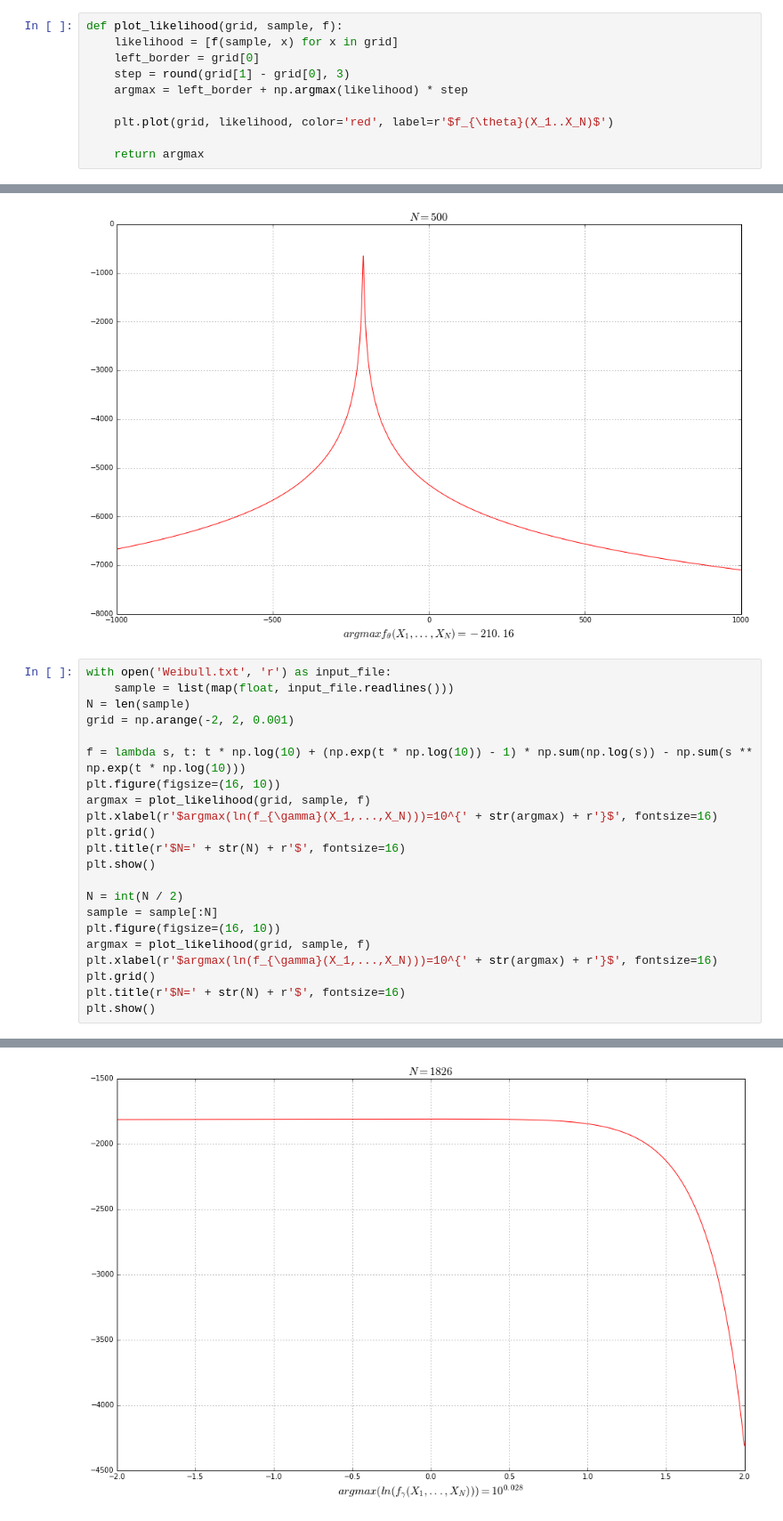
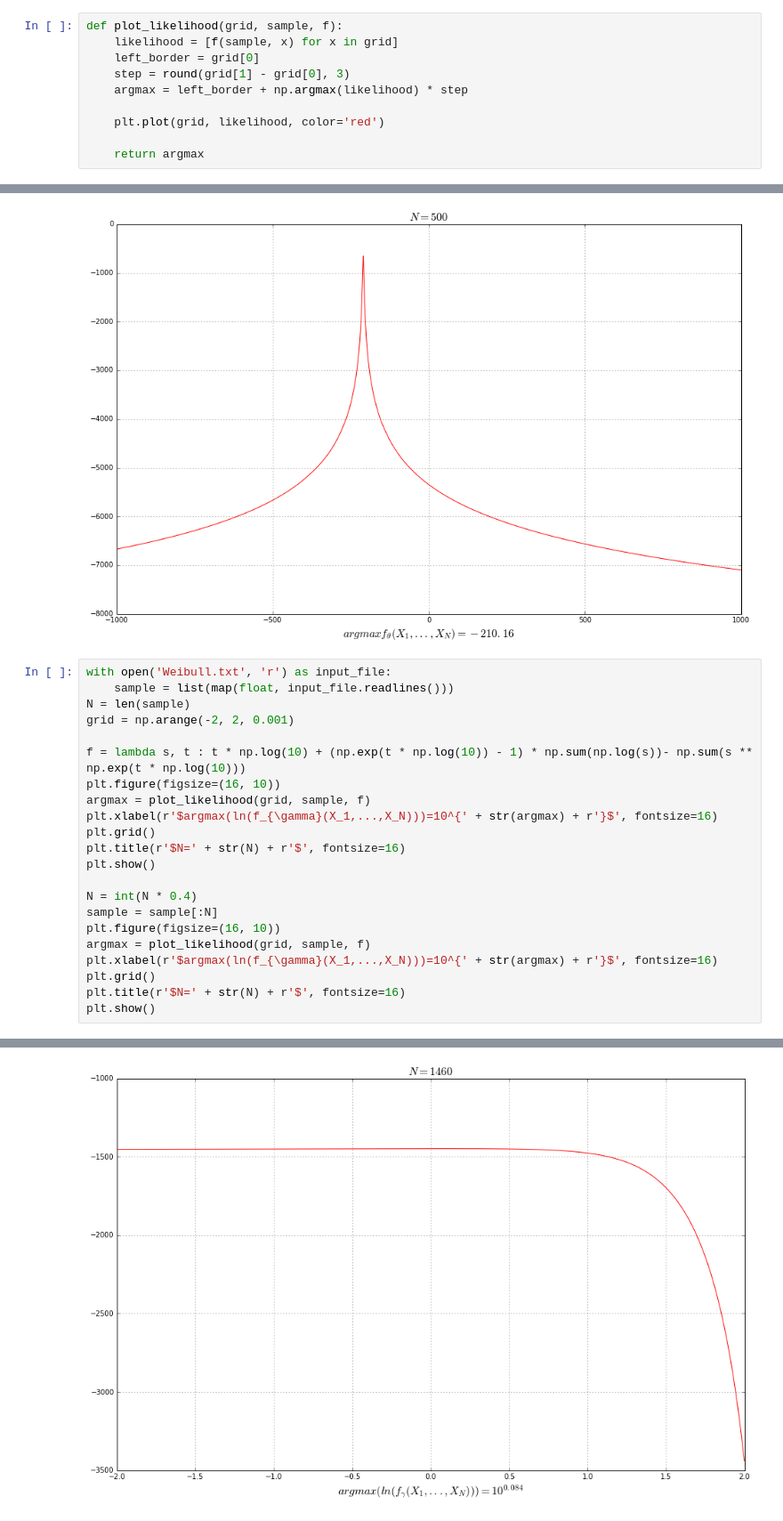
Before and after one commit to SemyonKozloff/mipt-math-stat, a Jupyter notebook: practice-2/pr-2.ipynb, the cells around one changed output, grey strips where cells are left out. Shown: that part at 89% size. Drawn from its saved outputs; the diff is of its cells as text.

```diff
--- a/practice-2/pr-2.ipynb
+++ b/practice-2/pr-2.ipynb
@@ -11,7 +11,7 @@ def plot_likelihood(grid, sample, f):
     step = round(grid[1] - grid[0], 3)
     argmax = left_border + np.argmax(likelihood) * step
 
-    plt.plot(grid, likelihood, color='red', label=r'$f_{\theta}(X_1..X_N)$')
+    plt.plot(grid, likelihood, color='red')
 
     return argmax
 # %%
@@ -42,25 +42,25 @@ plt.show()
 # %%
 with open('Weibull.txt', 'r') as input_file:
     sample = list(map(float, input_file.readlines()))
 N = len(sample)
 grid = np.arange(-2, 2, 0.001)
 
-f = lambda s, t: t * np.log(10) + (np.exp(t * np.log(10)) - 1) * np.sum(np.log(s)) - np.sum(s ** np.exp(t * np.log(10)))
+f = lambda s, t : t * np.log(10) + (np.exp(t * np.log(10)) - 1) * np.sum(np.log(s))- np.sum(s ** np.exp(t * np.log(10)))
 plt.figure(figsize=(16, 10))
 argmax = plot_likelihood(grid, sample, f)
 plt.xlabel(r'$argmax(ln(f_{\gamma}(X_1,...,X_N)))=10^{' + str(argmax) + r'}$', fontsize=16)
 plt.grid()
 plt.title(r'$N=' + str(N) + r'$', fontsize=16)
 plt.show()
 
-N = int(N / 2)
+N = int(N * 0.4)
 sample = sample[:N]
 plt.figure(figsize=(16, 10))
 argmax = plot_likelihood(grid, sample, f)
 plt.xlabel(r'$argmax(ln(f_{\gamma}(X_1,...,X_N)))=10^{' + str(argmax) + r'}$', fontsize=16)
 plt.grid()
 plt.title(r'$N=' + str(N) + r'$', fontsize=16)
 plt.show()
 # %% [output]
 [figure]
-[figure, old version]
+[figure, new version]
```
Also changed, not shown: 5 other files.
